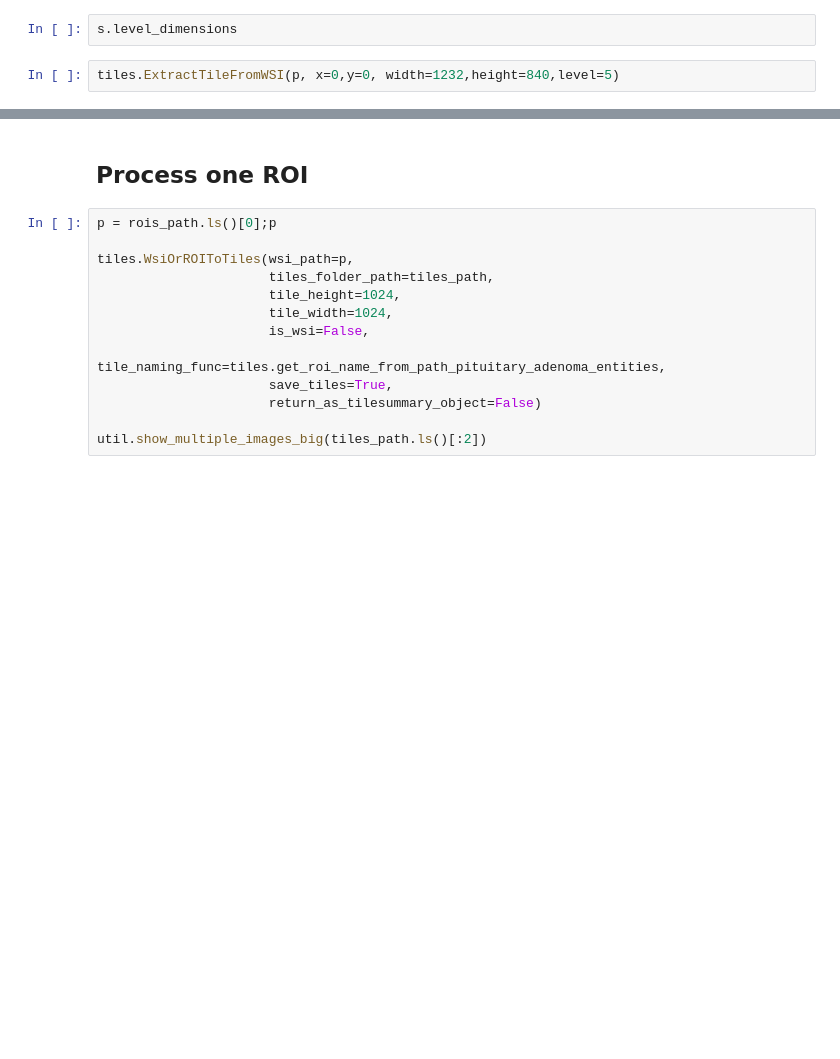
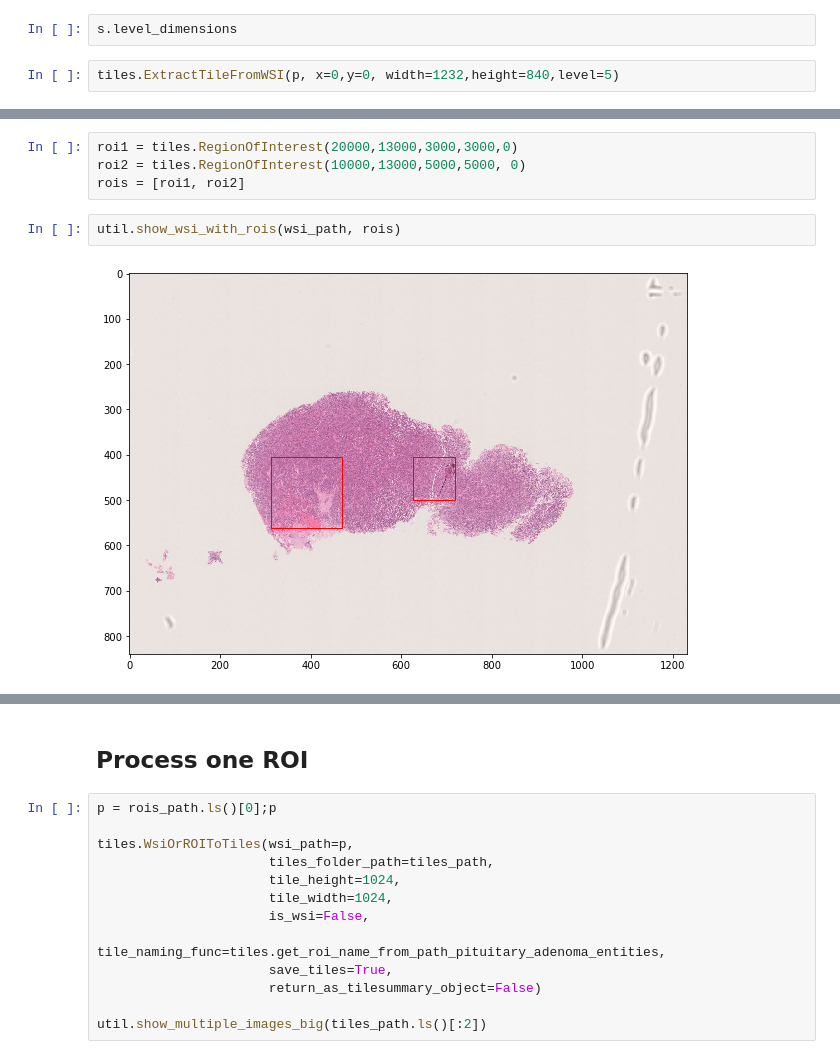
Before and after one commit to FAU-DLM/wsi_processing_pipeline, a Jupyter notebook: tile_extraction/example.ipynb, the cells around one changed output, grey strips where cells are left out. Drawn from its saved outputs; the diff is of its cells as text; blank space fills up the shorter version.

```diff
--- a/tile_extraction/example.ipynb
+++ b/tile_extraction/example.ipynb
@@ -65,0 +76,8 @@ tiles.ExtractTileFromWSI(p, x=0,y=0, width=1232,height=840,level=5)
+# %%
+roi1 = tiles.RegionOfInterest(20000,13000,3000,3000,0)
+roi2 = tiles.RegionOfInterest(10000,13000,5000,5000, 0)
+rois = [roi1, roi2]
+# %%
+util.show_wsi_with_rois(wsi_path, rois)
+# %% [output]
+[figure, added]
```
Also changed, not shown: parts of 12 cells of this notebook.
